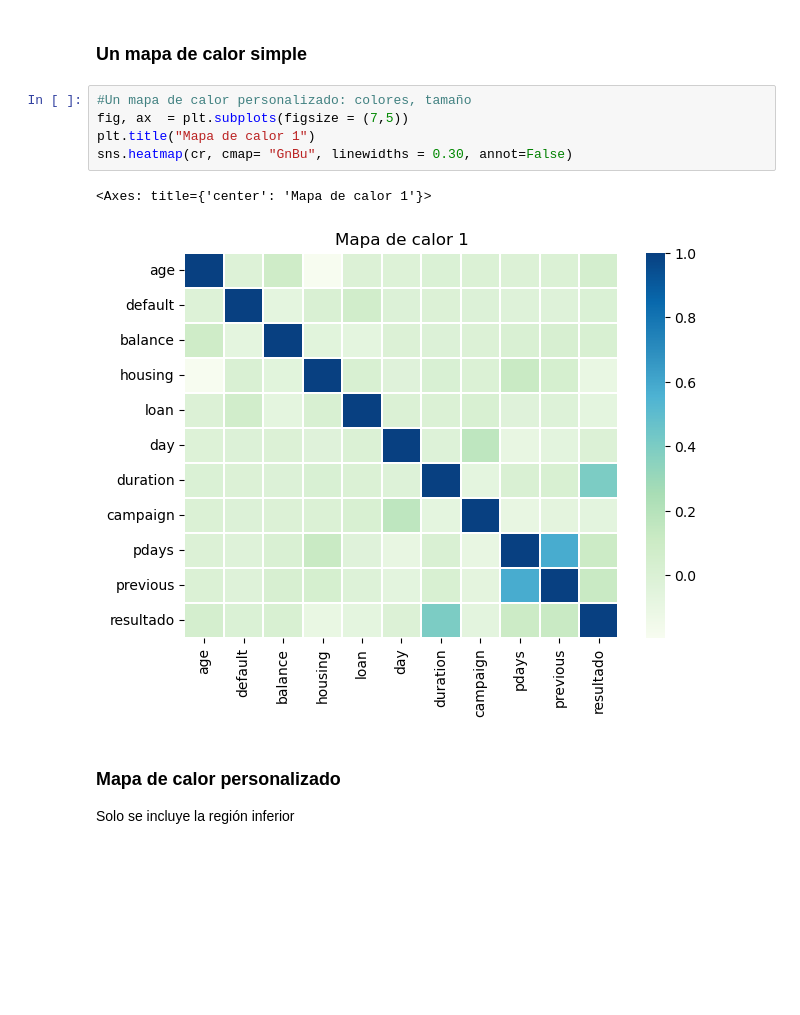
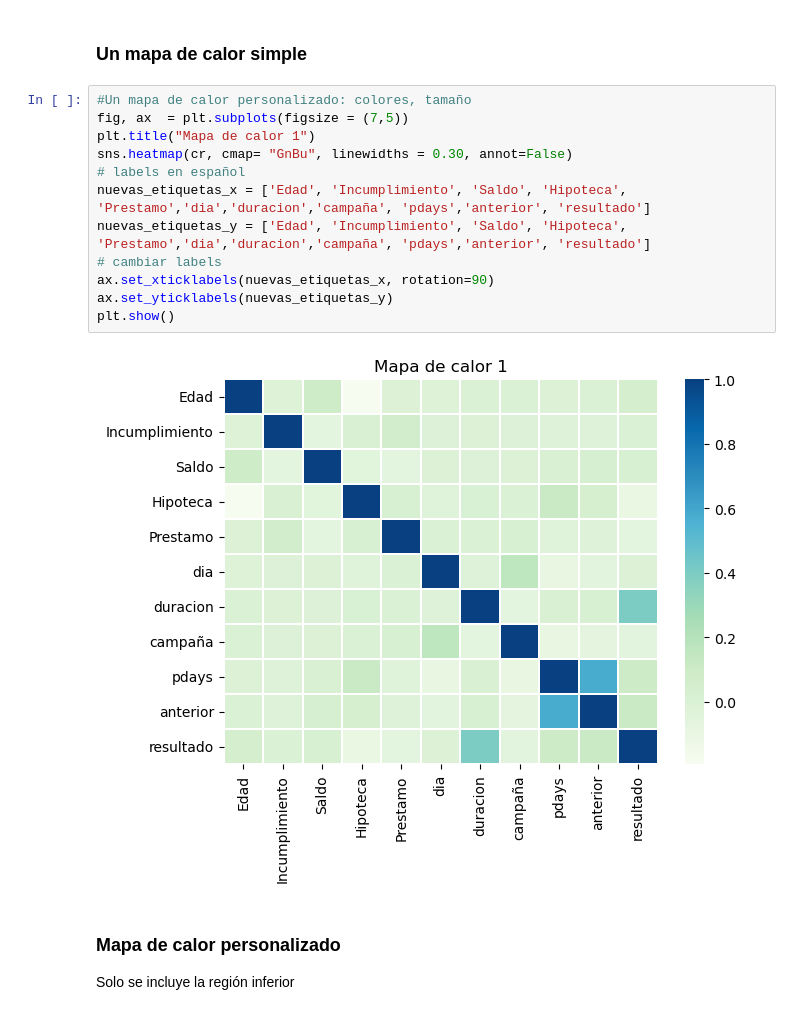
Before and after one commit to juandtap/IA_practica_01, a Jupyter notebook: practica_1_analisis_exploratorio_de_datos.ipynb, the cells around one changed output. Cells and saved outputs as stored; diff of their text form; blank space fills up the shorter version.

Commit message:
etiquetas espanol mapa de calor

```diff
--- a/practica_1_analisis_exploratorio_de_datos.ipynb
+++ b/practica_1_analisis_exploratorio_de_datos.ipynb
@@ -505,11 +505,17 @@ cr.head(10)
 # %%
 #Un mapa de calor personalizado: colores, tamaño
 fig, ax  = plt.subplots(figsize = (7,5))
 plt.title("Mapa de calor 1")
 sns.heatmap(cr, cmap= "GnBu", linewidths = 0.30, annot=False)
+# labels en español
+nuevas_etiquetas_x = ['Edad', 'Incumplimiento', 'Saldo', 'Hipoteca', 'Prestamo','dia','duracion','campaña', 'pdays','anterior', 'resultado']
+nuevas_etiquetas_y = ['Edad', 'Incumplimiento', 'Saldo', 'Hipoteca', 'Prestamo','dia','duracion','campaña', 'pdays','anterior', 'resultado']
+# cambiar labels
+ax.set_xticklabels(nuevas_etiquetas_x, rotation=90)
+ax.set_yticklabels(nuevas_etiquetas_y)
+plt.show()
 # %% [output]
-<Axes: title={'center': 'Mapa de calor 1'}>
-[figure, old version]
+[figure, new version]
 # %% [markdown]
 ### Mapa de calor personalizado
 Solo se incluye la región inferior
```
Also changed, not shown: 1 other file.
